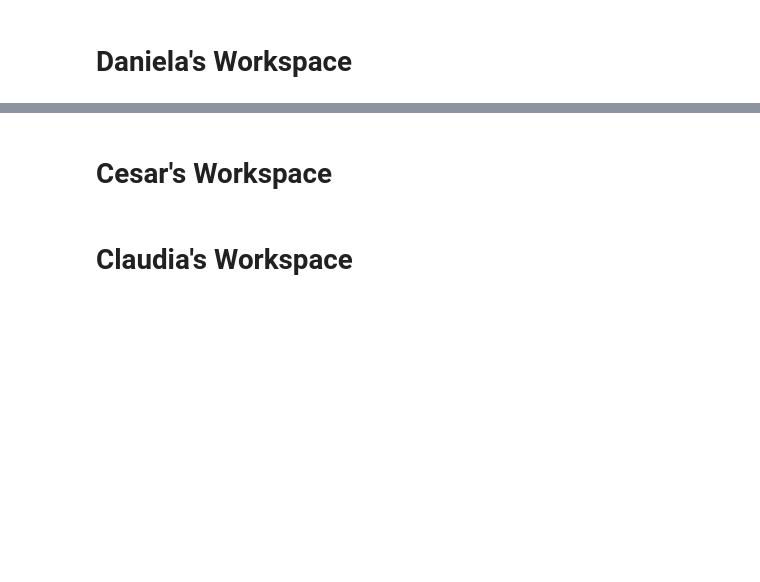
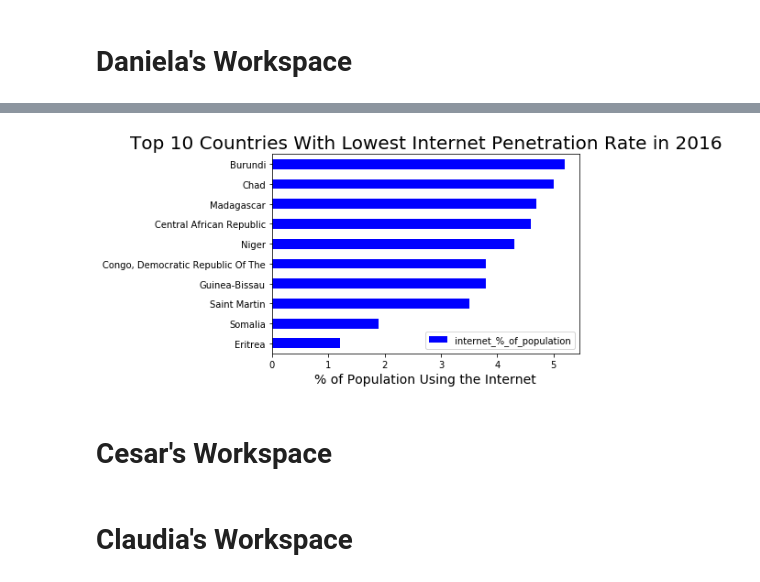
Before and after one commit to JoshuaFarmerATX/butterfly-effect, a Jupyter notebook: butterfly_effect.ipynb, the cells around one changed output, grey strips where cells are left out. Saved outputs shown, nothing was run; the diff lists cells and outputs as text; code cells hidden in the pictures; blank space fills up the shorter version.

```diff
--- a/butterfly_effect.ipynb
+++ b/butterfly_effect.ipynb
@@ -201,18 +193,22 @@ rr = merged_data.max(level='internet_%_of_population')
 # %%
 # What countries have the lowest Internet penetration rate in 2016?
 
-less_perc_internet_population = merged_data[['country', 'internet_%_of_population']]\
+less_perc_internet_population = merged_data[['country_y', 'internet_%_of_population']]\
                             .sort_values(by=['internet_%_of_population'], ascending=True)\
                             .head(10)\
-                            .set_index('country')
+                            .set_index('country_y')
 
 
-less_perc_internet_population.plot(kind='barh')
+less_perc_internet_population.plot(kind='barh',
+                                  colormap='winter')
 
 plt.title("Top 10 Countries With Lowest Internet Penetration Rate in 2016", fontsize=20)
 plt.xlabel('% of Population Using the Internet', fontsize=14)
+plt.ylabel('')
 
 plt.show()
+# %% [output]
+[figure, added]
 # %% [markdown]
 <h1>Cesar's Workspace</h1>
 # %% [markdown]
```
Also changed, not shown: parts of 14 cells of this notebook.
